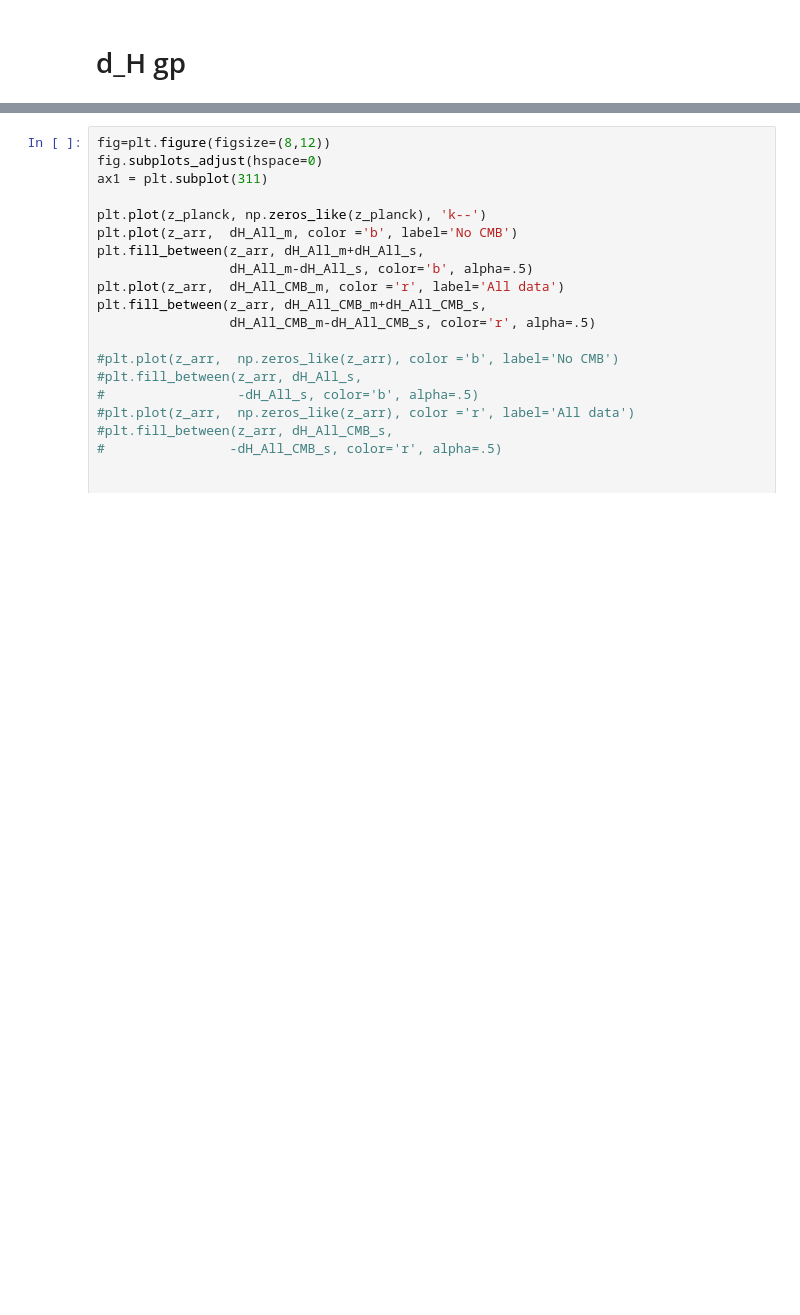
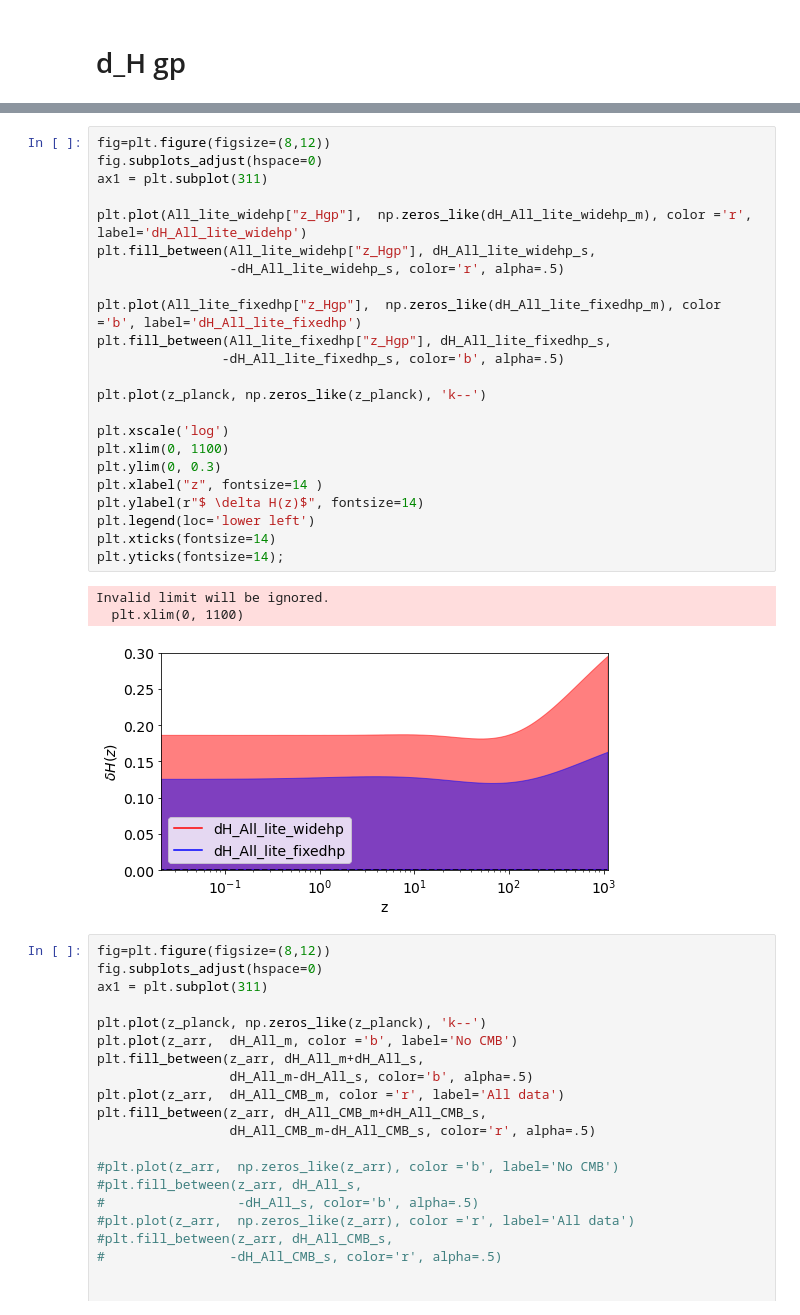
Before and after one commit to JaimeRZP/Growz, a Jupyter notebook: notebooks/plotting_clean.ipynb, the cells around one changed output, grey strips where cells are left out. Cells and saved outputs as stored; diff of their text form; blank space fills up the shorter version.

```diff
--- a/notebooks/plotting_clean.ipynb
+++ b/notebooks/plotting_clean.ipynb
@@ -722,3 +749,30 @@ Invalid limit will be ignored.
+# %%
+fig=plt.figure(figsize=(8,12))
+fig.subplots_adjust(hspace=0)
+ax1 = plt.subplot(311)
+
+plt.plot(All_lite_widehp["z_Hgp"],  np.zeros_like(dH_All_lite_widehp_m), color ='r', label='dH_All_lite_widehp')
+plt.fill_between(All_lite_widehp["z_Hgp"], dH_All_lite_widehp_s,
+                 -dH_All_lite_widehp_s, color='r', alpha=.5)
+
+plt.plot(All_lite_fixedhp["z_Hgp"],  np.zeros_like(dH_All_lite_fixedhp_m), color ='b', label='dH_All_lite_fixedhp')
+plt.fill_between(All_lite_fixedhp["z_Hgp"], dH_All_lite_fixedhp_s,
+                -dH_All_lite_fixedhp_s, color='b', alpha=.5)
+
+plt.plot(z_planck, np.zeros_like(z_planck), 'k--')
+
+plt.xscale('log')
+plt.xlim(0, 1100)
+plt.ylim(0, 0.3)
+plt.xlabel("z", fontsize=14 )
+plt.ylabel(r"$ \delta H(z)$", fontsize=14)
+plt.legend(loc='lower left')
+plt.xticks(fontsize=14)
+plt.yticks(fontsize=14);
+# %% [output]
+Invalid limit will be ignored.
+  plt.xlim(0, 1100)
+[figure, added]
 # %%
 fig=plt.figure(figsize=(8,12))
 fig.subplots_adjust(hspace=0)
```
Also changed, not shown: parts of 4 cells of this notebook, 16 other files.
